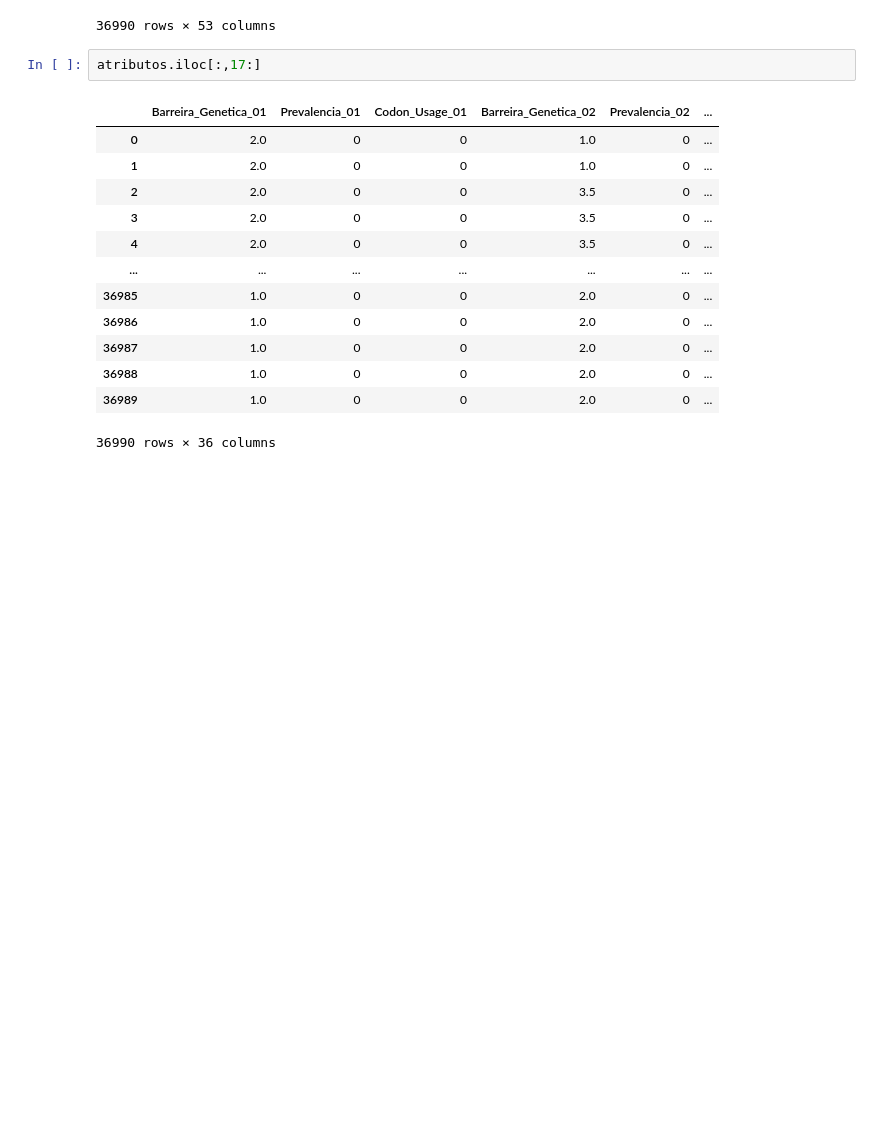
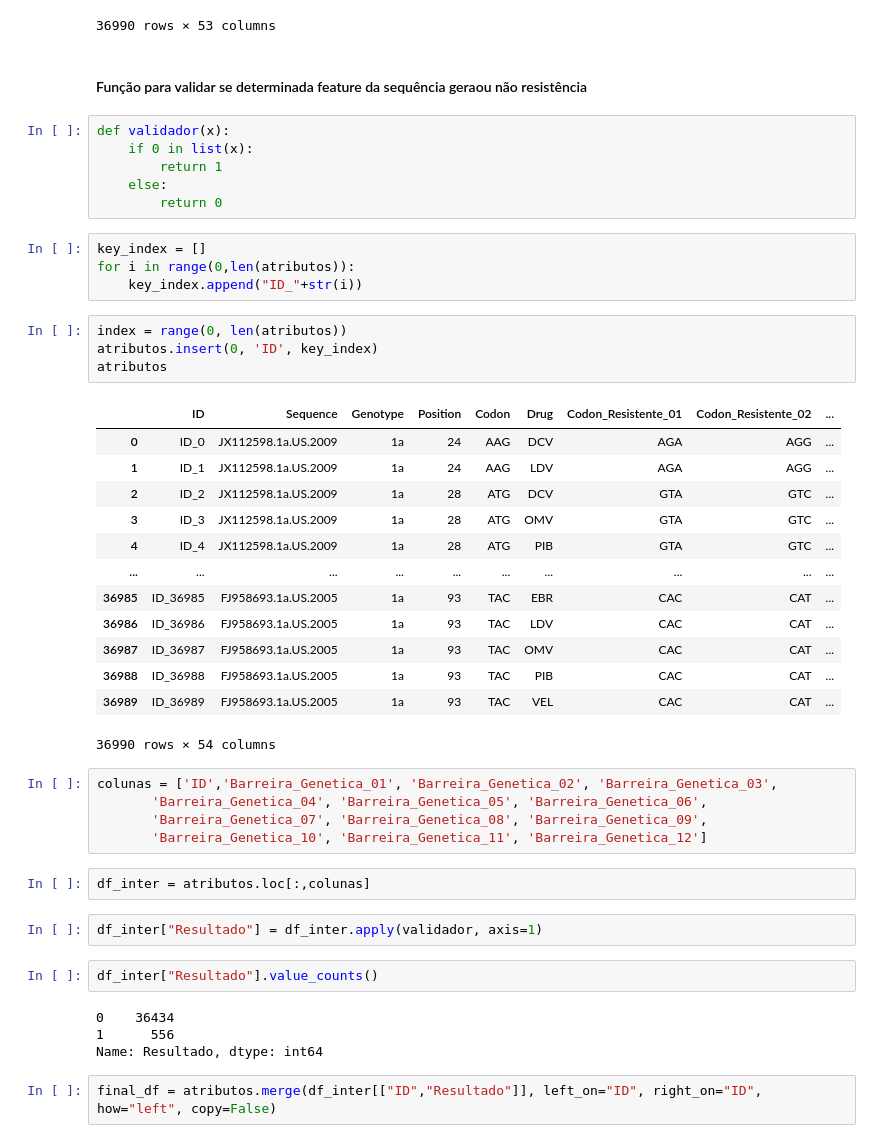
Before and after one commit to Douglas47/MasterDegreeHCV, a Jupyter notebook: Notebooks/Fase_05.ipynb, the cells around one changed output. Cells and saved outputs as stored; diff of their text form; blank space fills up the shorter version.

```diff
--- a/Notebooks/Fase_05.ipynb
+++ b/Notebooks/Fase_05.ipynb
@@ -28,19 +38,50 @@ atributos
 | 36988 | FJ958693.1a.US.2005 | 1a | 93 | TAC | PIB | CAC | CAT | ... |
 | 36989 | FJ958693.1a.US.2005 | 1a | 93 | TAC | VEL | CAC | CAT | ... |
 36990 rows × 53 columns
-# %%
-atributos.iloc[:,17:]
-# %% [output]
-|  | Barreira_Genetica_01 | Prevalencia_01 | Codon_Usage_01 | Barreira_Genetica_02 | Prevalencia_02 | ... |
-| 0 | 2.0 | 0 | 0 | 1.0 | 0 | ... |
-| 1 | 2.0 | 0 | 0 | 1.0 | 0 | ... |
-| 2 | 2.0 | 0 | 0 | 3.5 | 0 | ... |
-| 3 | 2.0 | 0 | 0 | 3.5 | 0 | ... |
-| 4 | 2.0 | 0 | 0 | 3.5 | 0 | ... |
-| ... | ... | ... | ... | ... | ... | ... |
-| 36985 | 1.0 | 0 | 0 | 2.0 | 0 | ... |
-| 36986 | 1.0 | 0 | 0 | 2.0 | 0 | ... |
-| 36987 | 1.0 | 0 | 0 | 2.0 | 0 | ... |
-| 36988 | 1.0 | 0 | 0 | 2.0 | 0 | ... |
-| 36989 | 1.0 | 0 | 0 | 2.0 | 0 | ... |
-36990 rows × 36 columns
+# %% [markdown]
+#### Função para validar se determinada feature da sequência geraou não resistência
+# %%
+def validador(x):
+    if 0 in list(x):
+        return 1
+    else:
+        return 0
+# %%
+key_index = []
+for i in range(0,len(atributos)):
+    key_index.append("ID_"+str(i))
+# %%
+index = range(0, len(atributos))
+atributos.insert(0, 'ID', key_index)
+atributos
+# %% [output]
+|  | ID | Sequence | Genotype | Position | Codon | Drug | Codon_Resistente_01 | Codon_Resistente_02 | ... |
+| 0 | ID_0 | JX112598.1a.US.2009 | 1a | 24 | AAG | DCV | AGA | AGG | ... |
+| 1 | ID_1 | JX112598.1a.US.2009 | 1a | 24 | AAG | LDV | AGA | AGG | ... |
+| 2 | ID_2 | JX112598.1a.US.2009 | 1a | 28 | ATG | DCV | GTA | GTC | ... |
+| 3 | ID_3 | JX112598.1a.US.2009 | 1a | 28 | ATG | OMV | GTA | GTC | ... |
+| 4 | ID_4 | JX112598.1a.US.2009 | 1a | 28 | ATG | PIB | GTA | GTC | ... |
+| ... | ... | ... | ... | ... | ... | ... | ... | ... | ... |
+| 36985 | ID_36985 | FJ958693.1a.US.2005 | 1a | 93 | TAC | EBR | CAC | CAT | ... |
+| 36986 | ID_36986 | FJ958693.1a.US.2005 | 1a | 93 | TAC | LDV | CAC | CAT | ... |
+| 36987 | ID_36987 | FJ958693.1a.US.2005 | 1a | 93 | TAC | OMV | CAC | CAT | ... |
+| 36988 | ID_36988 | FJ958693.1a.US.2005 | 1a | 93 | TAC | PIB | CAC | CAT | ... |
+| 36989 | ID_36989 | FJ958693.1a.US.2005 | 1a | 93 | TAC | VEL | CAC | CAT | ... |
+36990 rows × 54 columns
+# %%
+colunas = ['ID','Barreira_Genetica_01', 'Barreira_Genetica_02', 'Barreira_Genetica_03',
+       'Barreira_Genetica_04', 'Barreira_Genetica_05', 'Barreira_Genetica_06',
+       'Barreira_Genetica_07', 'Barreira_Genetica_08', 'Barreira_Genetica_09',
+       'Barreira_Genetica_10', 'Barreira_Genetica_11', 'Barreira_Genetica_12']
+# %%
+df_inter = atributos.loc[:,colunas]
+# %%
+df_inter["Resultado"] = df_inter.apply(validador, axis=1)
+# %%
+df_inter["Resultado"].value_counts()
+# %% [output]
+0    36434
+1      556
+Name: Resultado, dtype: int64
+# %%
+final_df = atributos.merge(df_inter[["ID","Resultado"]], left_on="ID", right_on="ID", how="left", copy=False)
```
Also changed, not shown: parts of 18 cells of this notebook.
